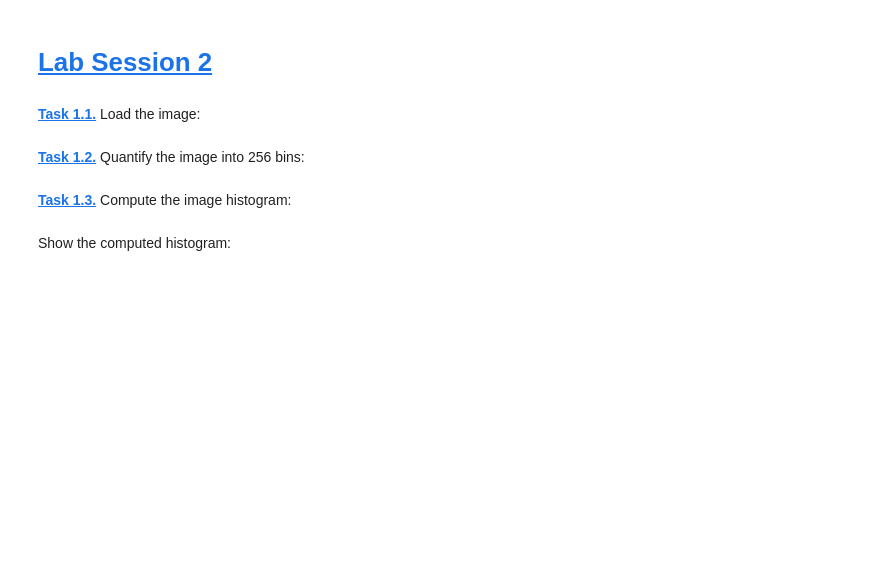
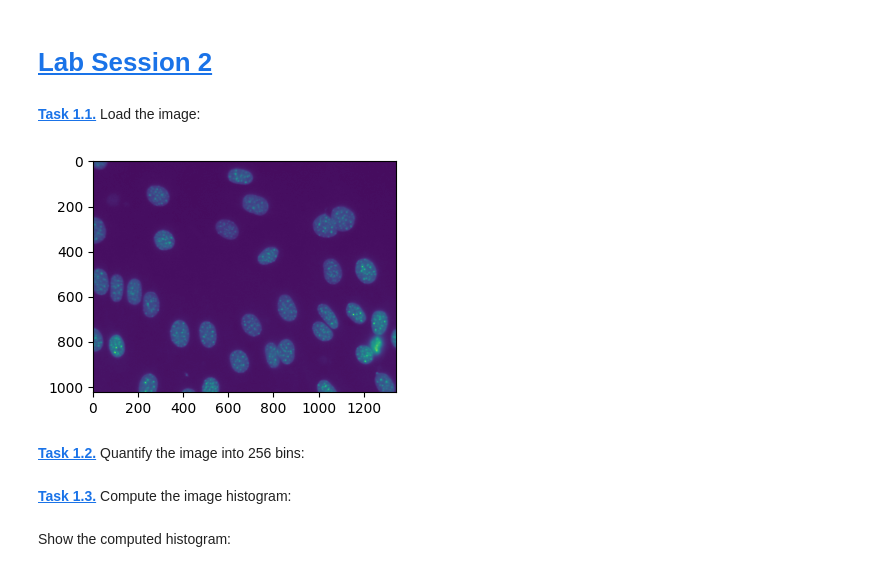
Before and after one commit to sarah-mnd/mobi-fs5-python, a Jupyter notebook: otsu.ipynb, the cells around one changed output. Cells and saved outputs as stored; diff of their text form; code cells hidden in the pictures; blank space fills up the shorter version.

```diff
--- a/otsu.ipynb
+++ b/otsu.ipynb
@@ -7,8 +7,10 @@ import matplotlib.pyplot as plt
 **[Task 1.1.]()** Load the image:
 # %%
 imgf = plt.imread('data/NIH3T3/im/dna-0.png')
-#plt.figure(figsize=(15,8))
-#plt.imshow(imgf);
+plt.figure(figsize=(5,3))
+plt.imshow(imgf);
+# %% [output]
+[figure, added]
 # %% [markdown]
 **[Task 1.2.]()** Quantify the image into 256 bins:
 # %%
```
Also changed, not shown: parts of 5 cells of this notebook.
